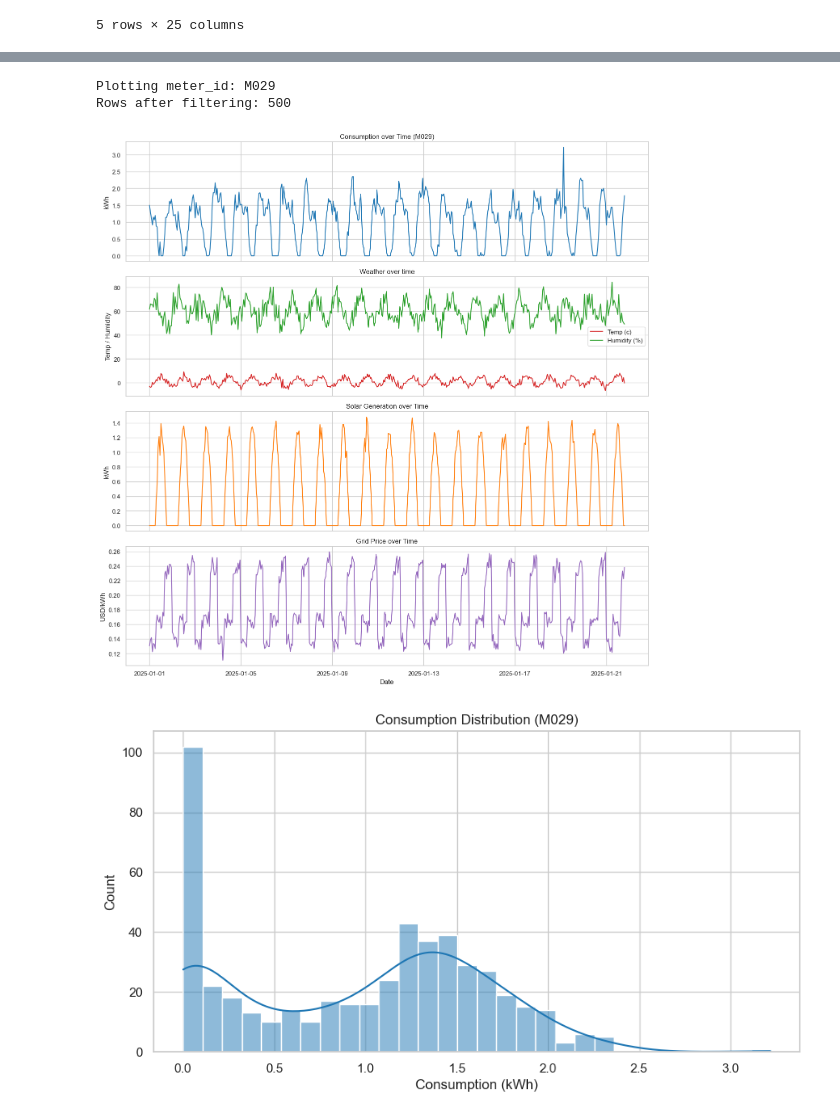
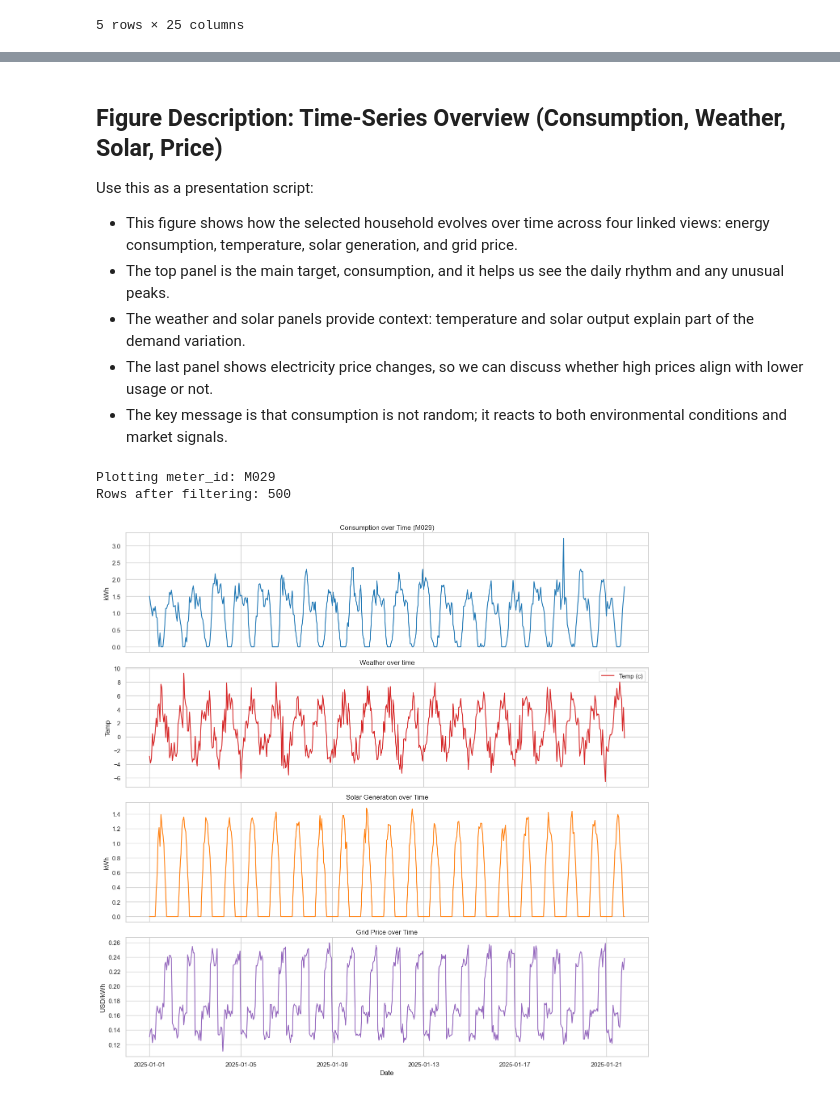
Before and after one commit to tersor/dat803, a Jupyter notebook: oppgave-02/Assigenment2.ipynb, the cells around one changed output, grey strips where cells are left out. Cells and saved outputs as stored; diff of their text form; code cells hidden in the pictures.

Commit message:
do item 7 and add figure description example

```diff
--- a/oppgave-02/Assigenment2.ipynb
+++ b/oppgave-02/Assigenment2.ipynb
@@ -194,3 +206,13 @@ merged_dataset.head()
+# %% [markdown]
+## Figure Description: Time-Series Overview (Consumption, Weather, Solar, Price)
+
+Use this as a presentation script:
+
+- This figure shows how the selected household evolves over time across four linked views: energy consumption, temperature, solar generation, and grid price.
+- The top panel is the main target, consumption, and it helps us see the daily rhythm and any unusual peaks.
+- The weather and solar panels provide context: temperature and solar output explain part of the demand variation.
+- The last panel shows electricity price changes, so we can discuss whether high prices align with lower usage or not.
+- The key message is that consumption is not random; it reacts to both environmental conditions and market signals.
 # %%
 # 7) Visualize multiple statistical views for the selected residential meter
 import matplotlib.pyplot as plt
@@ -198,86 +220,42 @@ import seaborn as sns
 
 sns.set_theme(style="whitegrid", context="notebook")
 
-selected_meter_id = 'M029'
-
+# Filter data for the selected meter_id
 selected_meter_df = (
     merged_dataset.reset_index()
     .loc[lambda d: d["meter_id"] == selected_meter_id]
     .sort_values("date")
     .copy()
 )
 
 print(f"Plotting meter_id: {selected_meter_id}")
 print(f"Rows after filtering: {len(selected_meter_df)}")
 
 # A) Time-series view
+# Consumption over time
 fig, axes = plt.subplots(4, 1, figsize=(14, 14), sharex=True)
 sns.lineplot(data=selected_meter_df, x="date", y="consumption_kwh", ax=axes[0], color="tab:blue")
 axes[0].set_title(f"Consumption over Time ({selected_meter_id})")
 axes[0].set_ylabel("kWh")
 
+# Weather over time
 sns.lineplot(data=selected_meter_df, x="date", y="temp_c", ax=axes[1], color="tab:red", label="Temp (c)")
-sns.lineplot(data=selected_meter_df, x="date", y="humidity_pct", ax=axes[1], color="tab:green", label="Humidity (%)")
 axes[1].set_title("Weather over time")
-axes[1].set_ylabel("Temp / Humidity")
+axes[1].set_ylabel("Temp")
 
+# Solar generation over time
 sns.lineplot(data=selected_meter_df, x="date", y="solar_generation_kwh", ax=axes[2], color="tab:orange")
 axes[2].set_title("Solar Generation over Time")
 axes[2].set_ylabel("kWh")
 
+# Grid price over time
 sns.lineplot(data=selected_meter_df, x="date", y="grid_price_usd_per_kwh", ax=axes[3], color="tab:purple")
 axes[3].set_title("Grid Price over Time")
 axes[3].set_ylabel("USD/kWh")
 axes[3].set_xlabel("Date")
 plt.tight_layout()
 plt.show()
-
-# B) Distribution view
-plt.figure(figsize=(10, 5))
-sns.histplot(selected_meter_df["consumption_kwh"], bins=30, kde=True, color="tab:blue")
-plt.title(f"Consumption Distribution ({selected_meter_id})")
-plt.xlabel("Consumption (kWh)")
-plt.ylabel("Count")
-plt.show()
-
-# C) Boxplots by behavior flags
-plt.figure(figsize=(10, 5))
-sns.boxplot(data=selected_meter_df, x="is_weekend", y="consumption_kwh", hue="is_holiday")
-plt.title("Consumption by Weekend and Holiday")
-plt.xlabel("is_weekend")
-plt.ylabel("consumption_kwh")
-plt.legend(title="is_holiday")
-plt.tight_layout()
-plt.show()
-
-# D) Relationship view
-plt.figure(figsize=(12, 5))
-ax1 = plt.subplot(1, 2, 1)
-sns.regplot(data=selected_meter_df, x="temp_c", y="consumption_kwh", scatter_kws={"alpha": 0.5}, line_kws={"color": "black"}, ax=ax1)
-ax1.set_title("Consumption vs Temperature")
-
-ax2 = plt.subplot(1, 2, 2)
-sns.regplot(data=selected_meter_df, x="solar_generation_kwh", y="consumption_kwh", scatter_kws={"alpha": 0.5}, line_kws={"color": "black"}, ax=ax2)
-ax2.set_title("Consumption vs Solar Generation")
-plt.tight_layout()
-plt.show()
-
-# E) Correlation heatmap
-corr_cols = [
-    "consumption_kwh", "temp_c", "humidity_pct", "wind_ms", "precip_mm",
-    "solar_generation_kwh", "grid_price_usd_per_kwh", "occupancy_index",
-    "rolling_mean_24", "rolling_std_24"
- ]
-corr_cols = [c for c in corr_cols if c in residential_df.columns]
-corr = residential_df[corr_cols].corr(numeric_only=True)
-
-plt.figure(figsize=(10, 8))
-sns.heatmap(corr, annot=True, fmt=".2f", cmap="coolwarm", square=True, cbar=True)
-plt.title(f"Correlation Heatmap ({selected_meter_id})")
-plt.tight_layout()
-plt.show()
 # %% [output]
 Plotting meter_id: M029
 Rows after filtering: 500
-[figure, old version]
+[figure, new version]
-[figure, removed]
```
Also changed, not shown: parts of 9 cells of this notebook.
